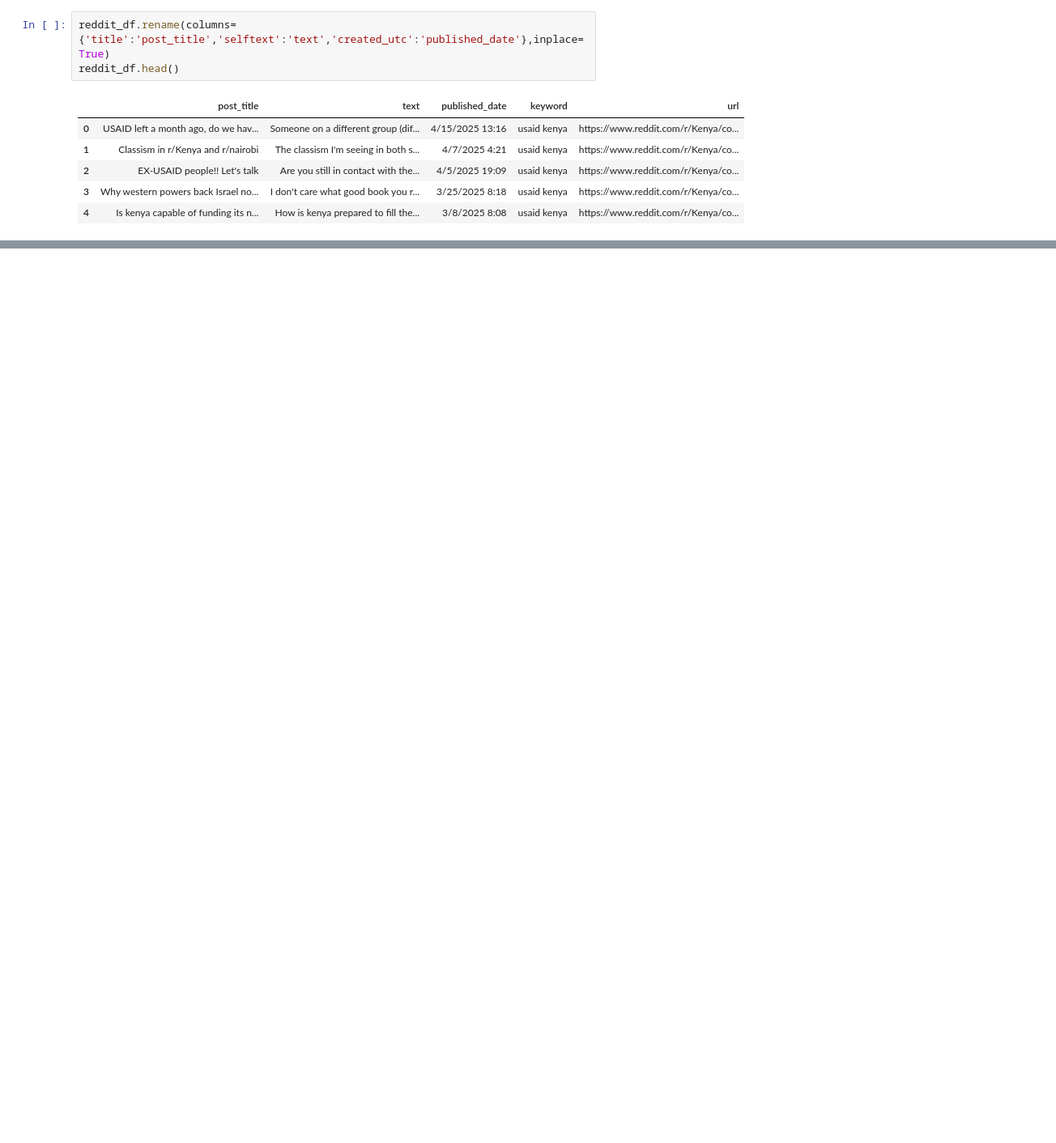
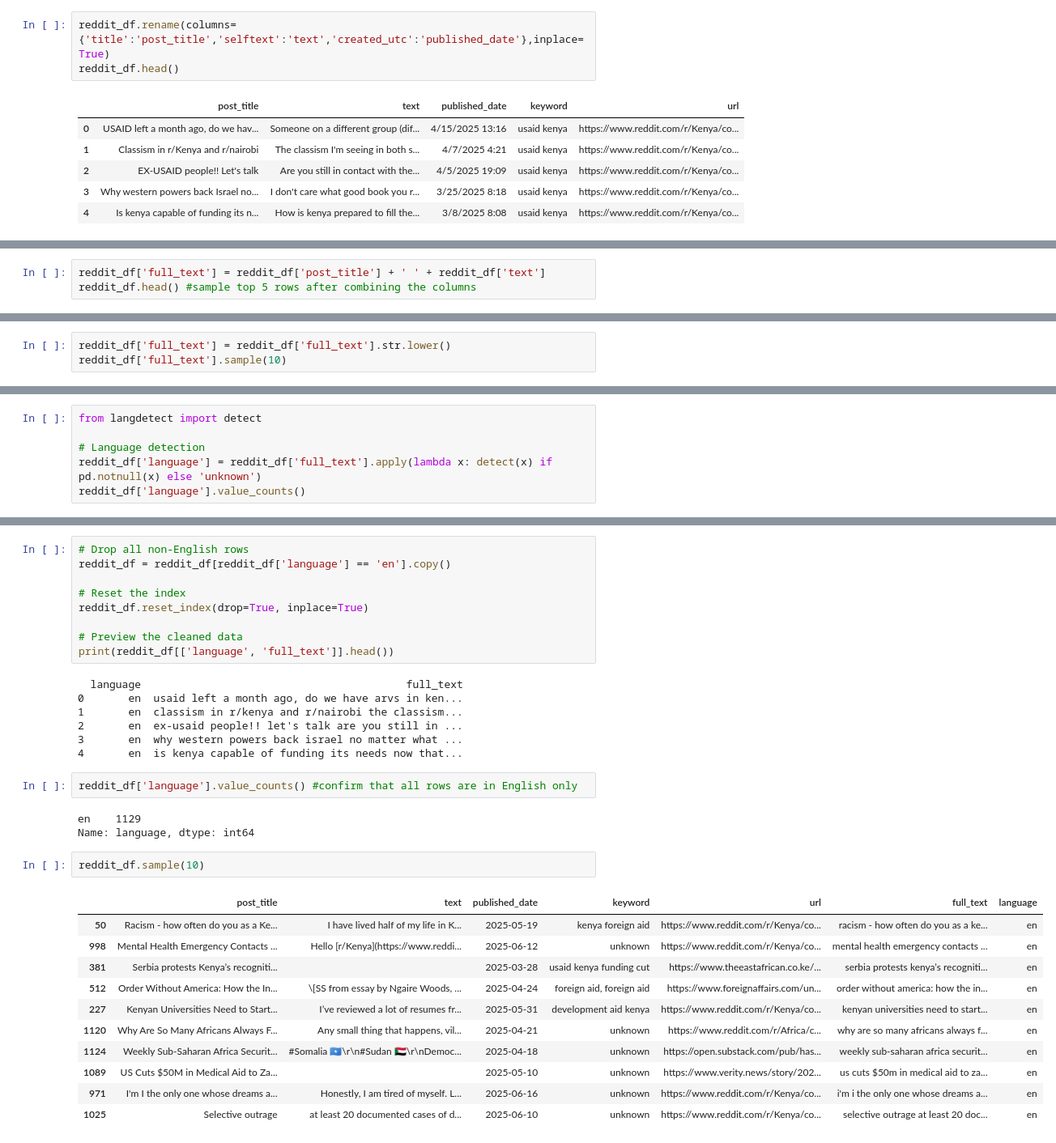
Before and after one commit to L-N-E0/USAID-Kenya-Sentiment-Analysis, a Jupyter notebook: notebooks/Cess.ipynb, the cells around one changed output, grey strips where cells are left out. Shown at 81% size. Cells and saved outputs as stored; diff of their text form; blank space fills up the shorter version.

Commit message:
updating lowercasing and translation data cleaning

```diff
--- a/notebooks/Cess.ipynb
+++ b/notebooks/Cess.ipynb
@@ -525,0 +536,3 @@ reddit_df.shape #shape of the new data after cleaning
+# %%
+reddit_df['full_text'] = reddit_df['post_title'] + ' ' + reddit_df['text']
+reddit_df.head() #sample top 5 rows after combining the columns
@@ -525,0 +554,3 @@ reddit_df.shape #shape of the new data after cleaning
+# %%
+reddit_df['full_text'] = reddit_df['full_text'].str.lower()
+reddit_df['full_text'].sample(10)
@@ -525,0 +579,6 @@ reddit_df.shape #shape of the new data after cleaning
+# %%
+from langdetect import detect
+
+# Language detection
+reddit_df['language'] = reddit_df['full_text'].apply(lambda x: detect(x) if pd.notnull(x) else 'unknown')
+reddit_df['language'].value_counts()
@@ -525,0 +669,35 @@ reddit_df.shape #shape of the new data after cleaning
+# %%
+# Drop all non-English rows
+reddit_df = reddit_df[reddit_df['language'] == 'en'].copy()
+
+# Reset the index
+reddit_df.reset_index(drop=True, inplace=True)
+
+# Preview the cleaned data
+print(reddit_df[['language', 'full_text']].head())
+# %% [output]
+  language                                          full_text
+0       en  usaid left a month ago, do we have arvs in ken...
+1       en  classism in r/kenya and r/nairobi the classism...
+2       en  ex-usaid people!! let's talk are you still in ...
+3       en  why western powers back israel no matter what ...
+4       en  is kenya capable of funding its needs now that...
+# %%
+reddit_df['language'].value_counts() #confirm that all rows are in English only
+# %% [output]
+en    1129
+Name: language, dtype: int64
+# %%
+reddit_df.sample(10)
+# %% [output]
+|  | post_title | text | published_date | keyword | url | full_text | language |
+| 50 | Racism - how often do you as a Ke... | I have lived half of my life in K... | 2025-05-19 | kenya foreign aid | https://www.reddit.com/r/Kenya/co... | racism - how often do you as a ke... | en |
+| 998 | Mental Health Emergency Contacts ... | Hello [r/Kenya](https://www.reddi... | 2025-06-12 | unknown | https://www.reddit.com/r/Kenya/co... | mental health emergency contacts ... | en |
+| 381 | Serbia protests Kenya’s recogniti... |  | 2025-03-28 | usaid kenya funding cut | https://www.theeastafrican.co.ke/... | serbia protests kenya’s recogniti... | en |
+| 512 | Order Without America: How the In... | \[SS from essay by Ngaire Woods, ... | 2025-04-24 | foreign aid, foreign aid | https://www.foreignaffairs.com/un... | order without america: how the in... | en |
+| 227 | Kenyan Universities Need to Start... | I’ve reviewed a lot of resumes fr... | 2025-05-31 | development aid kenya | https://www.reddit.com/r/Kenya/co... | kenyan universities need to start... | en |
+| 1120 | Why Are So Many Africans Always F... | Any small thing that happens, vil... | 2025-04-21 | unknown | https://www.reddit.com/r/Africa/c... | why are so many africans always f... | en |
+| 1124 | Weekly Sub-Saharan Africa Securit... | #Somalia 🇸🇴\r\n#Sudan 🇸🇩\r\nDemoc... | 2025-04-18 | unknown | https://open.substack.com/pub/has... | weekly sub-saharan africa securit... | en |
+| 1089 | US Cuts $50M in Medical Aid to Za... |  | 2025-05-10 | unknown | https://www.verity.news/story/202... | us cuts $50m in medical aid to za... | en |
+| 971 | I'm I the only one whose dreams a... | Honestly, I am tired of myself. L... | 2025-06-16 | unknown | https://www.reddit.com/r/Kenya/co... | i'm i the only one whose dreams a... | en |
+| 1025 | Selective outrage | at least 20 documented cases of d... | 2025-06-10 | unknown | https://www.reddit.com/r/Kenya/co... | selective outrage at least 20 doc... | en |
```
Also changed, not shown: parts of 58 cells of this notebook.
